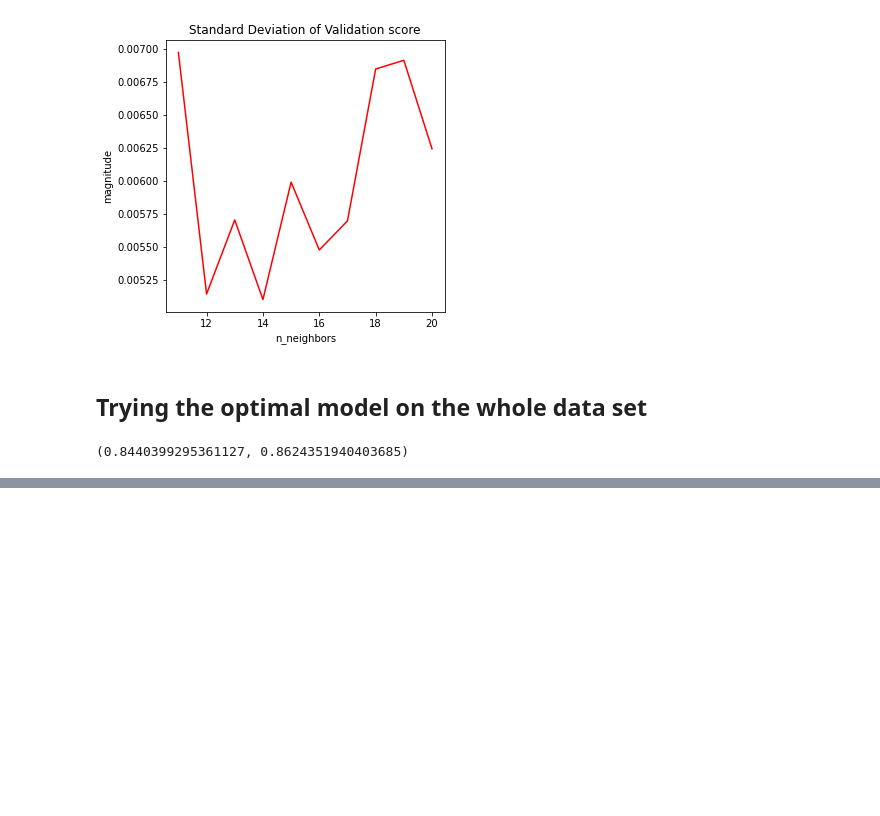
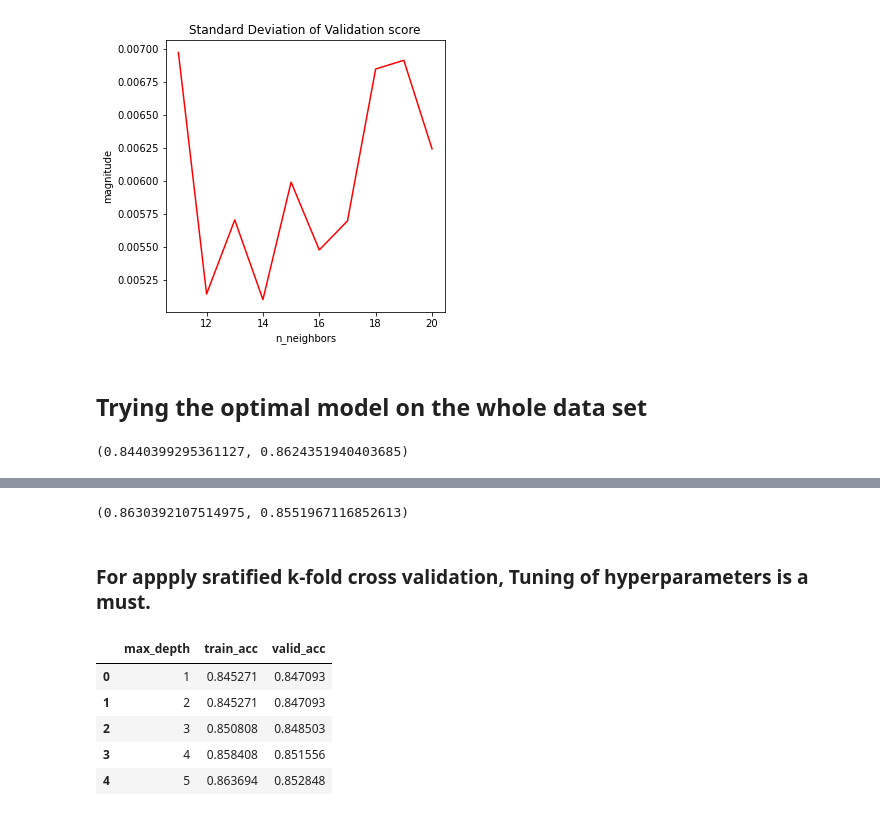
Before and after one commit to gadde5300/Customer_Churn_Prediction, a Jupyter notebook: CUSTOMER CHURN PREDICTION.ipynb, the cells around one changed output, grey strips where cells are left out. Cells and saved outputs as stored; diff of their text form; code cells hidden in the pictures; blank space fills up the shorter version.

```diff
--- a/CUSTOMER CHURN PREDICTION.ipynb
+++ b/CUSTOMER CHURN PREDICTION.ipynb
@@ -619,4 +619,4 @@ y1 = ['current_month_debit','current_balance','current_month_balance','previous_
                  ,'occupation','average_monthly_balance_prevQ2']
 # %%
-df_y = df[y1]
+df_y = df[y2]
 y1 = df.churn
@@ -830,0 +835,7 @@ score, score1
+# %%
+rf.fit(train_x, train_y)
+rf.score(train_x, train_y), rf.score(valid_x, valid_y)
+# %% [output]
+(0.8630392107514975, 0.8551967116852613)
+# %% [markdown]
+### For appply sratified k-fold cross validation, Tuning of hyperparameters is a must.
@@ -830,0 +855,10 @@ score, score1
+# %%
+frame = pd.DataFrame({'max_depth':range(1,10), 'train_acc':train_accuracy, 'valid_acc':validation_accuracy})
+frame.head()
+# %% [output]
+|  | max_depth | train_acc | valid_acc |
+| 0 | 1 | 0.845271 | 0.847093 |
+| 1 | 2 | 0.845271 | 0.847093 |
+| 2 | 3 | 0.850808 | 0.848503 |
+| 3 | 4 | 0.858408 | 0.851556 |
+| 4 | 5 | 0.863694 | 0.852848 |
```
Also changed, not shown: parts of 15 cells of this notebook.
